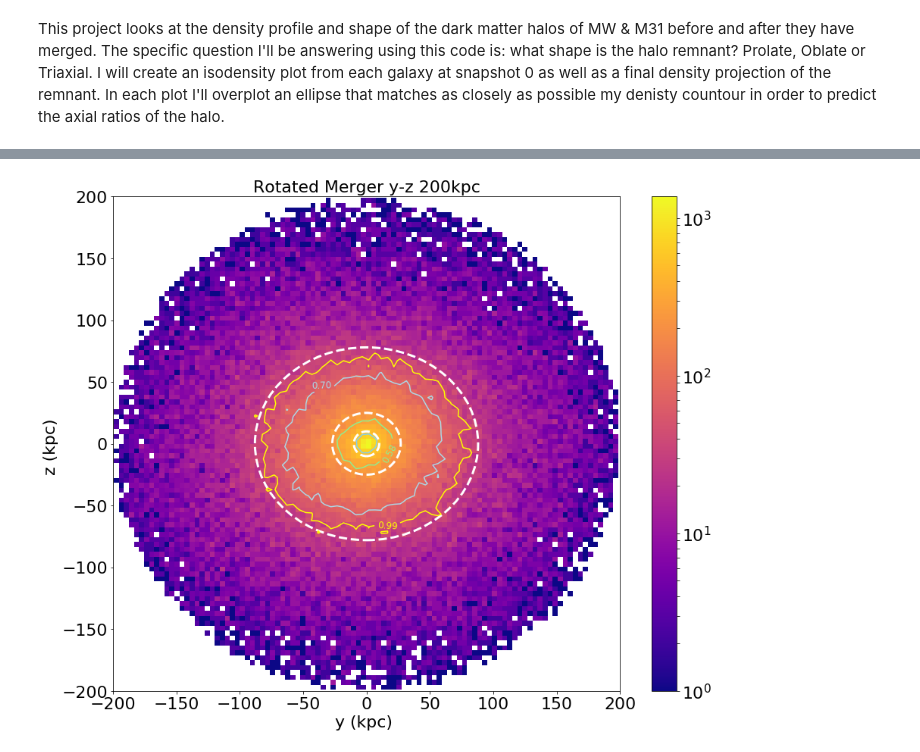
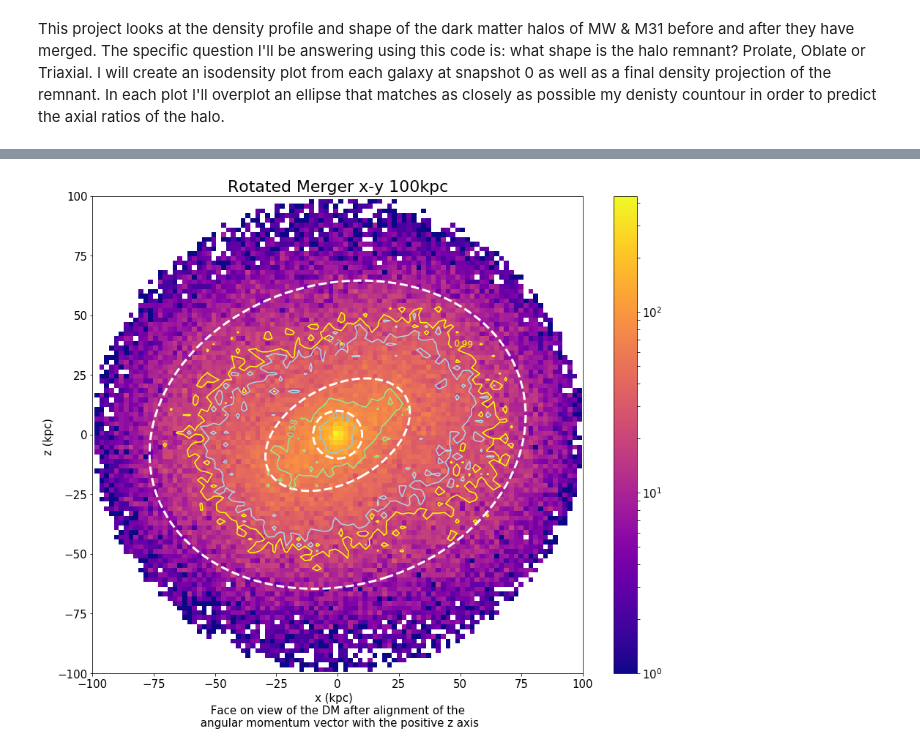
Before and after one commit to Ximena89/400B_STEPHENSON, a Jupyter notebook: ResearchProject/ResearchAssignment3/MW_M31_HALO_DM_MERGER.ipynb, the cells around one changed output, grey strips where cells are left out. Saved outputs shown, nothing was run; the diff lists cells and outputs as text; code cells hidden in the pictures.

```diff
--- a/ResearchProject/ResearchAssignment3/MW_M31_HALO_DM_MERGER.ipynb
+++ b/ResearchProject/ResearchAssignment3/MW_M31_HALO_DM_MERGER.ipynb
@@ -270,13 +270,13 @@ def RotateFrame(posI,velI):
 
 ## MW ##
 rmw_new20, vmw_new20 = RotateFrame(r_mw_20, v_mw_20)
-rmw_new200, vmw_new200 = RotateFrame(r_mw_200, v_mw_200)
+rmw_new100, vmw_new100 = RotateFrame(r_mw_100, v_mw_100)
 
 ## M31 ##
 rm31_new20, vm31_new20 = RotateFrame(r_m31_20, v_m31_20)
-rm31_new200, vm31_new200 = RotateFrame(r_m31_200, v_m31_200)
+rm31_new100, vm31_new100 = RotateFrame(r_m31_100, v_m31_100)
 
 ## merger ##
 rmerger_new20, vmerger_new20 = RotateFrame(r_merger_20, v_merger_20)
-rmerger_new200, vmerger_new200 = RotateFrame(r_merger_200, v_merger_200)
+rmerger_new100, vmerger_new100 = RotateFrame(r_merger_100, v_merger_100)
 # %%
@@ -536,84 +563,56 @@ matplotlib.rcParams['ytick.labelsize'] = label_size
 # %%
-# Rotated MERGER 200kpc x-z
+# Rotated MERGER 100kpc x-y
 
 fig, ax= plt.subplots(figsize=(15,12))
 
 # plot the particle density for rotated merger, 2D histogram
-plt.hist2d(rmerger_new200[:,1], rmerger_new200[:,2], bins=100, norm=LogNorm(), cmap='plasma')
+plt.hist2d(rmerger_new100[:,0], rmerger_new100[:,1], bins=100, norm=LogNorm(), cmap='plasma')
 plt.colorbar()
 
 ### plot elipse
 x0, y0 = 0, 0
 a, b = 10, 10
 theta = Angle(0, 'deg')
 e = Ellipse2D(amplitude=100., x_0=x0, y_0=y0, a=a, b=b,
               theta=theta.radian)
-emp = mpatches.Ellipse((x0, y0), 2*a, 2*b, theta.degree, edgecolor='white', facecolor = 'none', linestyle='--', linewidth = 3)
-ax.add_patch(emp)
+emp16 = mpatches.Ellipse((x0, y0), 2*a, 2*b, theta.degree, edgecolor='white', facecolor = 'none', linestyle='--', linewidth = 3)
+ax.add_patch(emp16)
 
 
-a, b = 27, 25
-theta = Angle(0, 'deg')
-e2 = Ellipse2D(amplitude=100., x_0=x0, y_0=y0, a=a, b=b,
+a, b = 32, 20
+theta = Angle(30, 'deg')
+e = Ellipse2D(amplitude=100., x_0=x0, y_0=y0, a=a, b=b,
               theta=theta1.radian)
-emp2 = mpatches.Ellipse((x0, y0), 2*a, 2*b, theta.degree, edgecolor='white', facecolor = 'none', linestyle='--', linewidth = 3)
-ax.add_patch(emp2)
+emp17 = mpatches.Ellipse((x0, y0), 2*a, 2*b, theta.degree, edgecolor='white', facecolor = 'none', linestyle='--', linewidth = 3)
+ax.add_patch(emp17)
 
 
-a, b = 88, 78
-theta = Angle(0, 'deg')
-e2 = Ellipse2D(amplitude=100., x_0=x0, y_0=y0, a=a, b=b,
+a, b = 78, 63
+theta = Angle(18, 'deg')
+e = Ellipse2D(amplitude=100., x_0=x0, y_0=y0, a=a, b=b,
               theta=theta1.radian)
-emp3 = mpatches.Ellipse((x0, y0), 2*a, 2*b, theta.degree, edgecolor='white', facecolor = 'none', linestyle='--', linewidth = 3)
-ax.add_patch(emp3)
+emp18 = mpatches.Ellipse((x0, y0), 2*a, 2*b, theta.degree, edgecolor='white', facecolor = 'none', linestyle='--', linewidth = 3)
+ax.add_patch(emp18)
+
 
 # plot contours
-density_contour(rmerger_new200[:,1], rmerger_new200[:,2], 80, 80, ax=ax, colors=['yellow', 'lightblue', 'lightgreen', 'skyblue', 'turquoise'])
+density_contour(rmerger_new100[:,0], rmerger_new100[:,1], 80, 80, ax=ax, colors=['yellow', 'lightblue', 'lightgreen', 'skyblue', 'turquoise'])
 
 # Add axis labels
-ax.set_title("Rotated Merger y-z 200kpc", fontsize=22)
-plt.xlabel('y (kpc) ', fontsize=22)
-plt.ylabel('z (kpc) ', fontsize=22)
+ax.set_title("Rotated Merger x-y 100kpc", fontsize=22)
+plt.xlabel('x (kpc)  \n Face on view of the DM after alignment of the \n angular momentum vector with the positive z axis',
+           fontsize=15)
+plt.ylabel('z (kpc) ', fontsize=15)
 
 #set axis limits
-plt.ylim(-200,200)
-plt.xlim(-200,200)
+plt.ylim(-100,100)
+plt.xlim(-100,100)
 
 #adjust tick label font size
-label_size = 22
+label_size = 15
 matplotlib.rcParams['xtick.labelsize'] = label_size
 matplotlib.rcParams['ytick.labelsize'] = label_size
 
-
-# Rotated Merger 20 kpc
-
-# Merger Density x-z
-fig, ax= plt.subplots(figsize=(15, 12))
-
-# plot the particle density for rotated Merger , 2D histogram
-plt.hist2d(rmerger_new20[:,1], rmerger_new20[:,2], bins=50, norm=LogNorm(), cmap='plasma')
-plt.colorbar()
-
-### plot elipse
-
-
-
-
-# plot contours
-density_contour(x_merger[index1_merger], z_merger[index1_merger], 80, 80, ax=ax, colors=['yellow', 'lightblue', 'lightgreen', 'skyblue', 'turquoise'])
-
-# Add axis labels
-ax.set_title("Rotated Merger 20kpc", fontsize=22)
-plt.xlabel('y (kpc) ', fontsize=22)
-plt.ylabel('z (kpc) ', fontsize=22)
-
-#set axis limits
-plt.ylim(-20,20)
-plt.xlim(-20,20)
-
-#adjust tick label font size
-label_size = 22
-matplotlib.rcParams['xtick.labelsize'] = label_size
-matplotlib.rcParams['ytick.labelsize'] = label_size
+plt.savefig('/Users/ximena/Desktop/rot_merger_xy.png',format='png',dpi=200, bbox_inches = 'tight')
 # %% [output]
-[figure, old version]
+[figure, new version]
```
Also changed, not shown: parts of 10 cells of this notebook.
